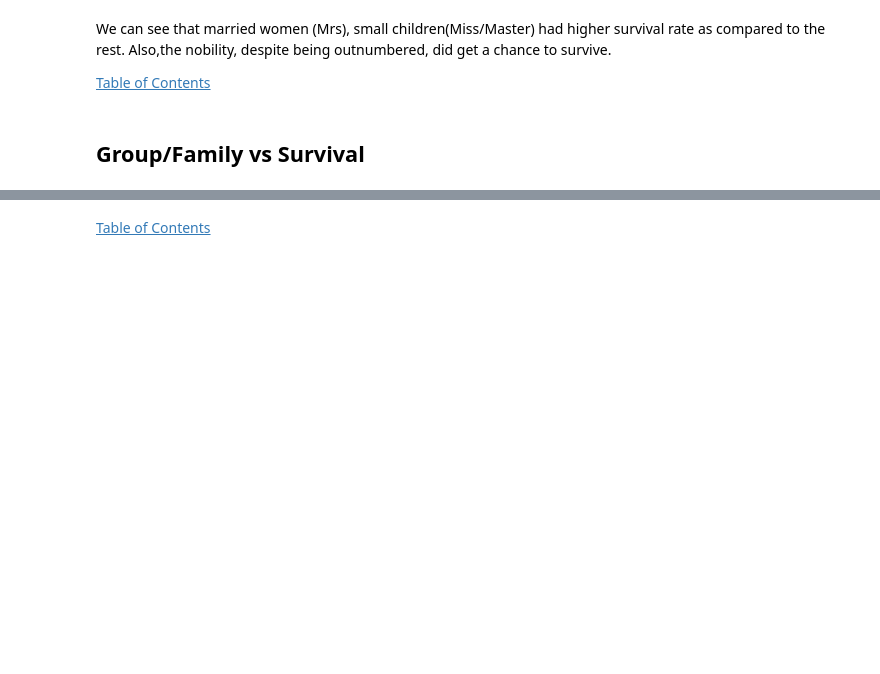
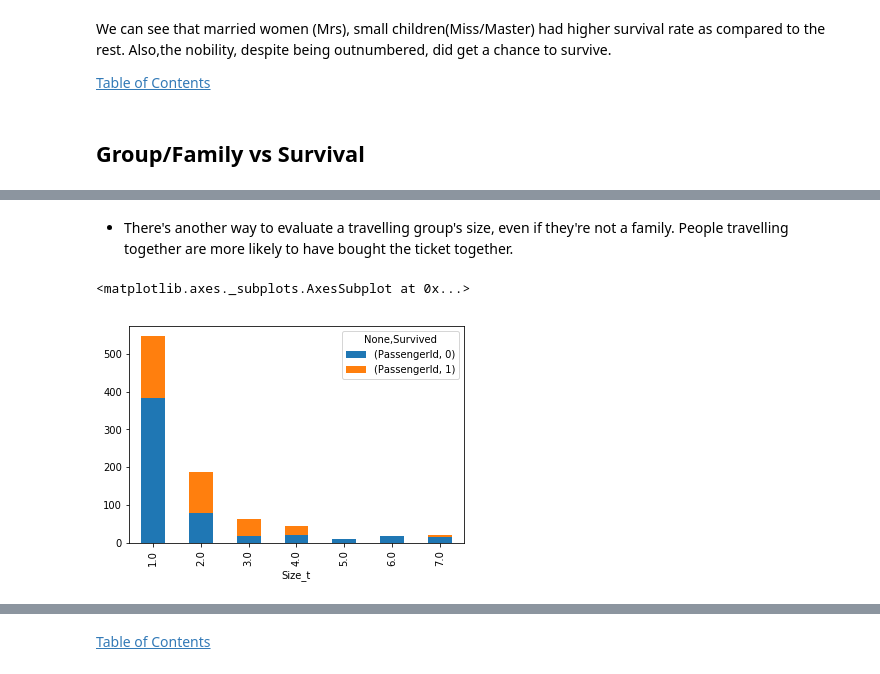
Before and after one commit to rymlaabiyad/ML_titanic, a Jupyter notebook: ML_Titanic.ipynb, the cells around one changed output, grey strips where cells are left out. Saved outputs shown, nothing was run; the diff lists cells and outputs as text; code cells hidden in the pictures; blank space fills up the shorter version.

Commit message:
Clean data

```diff
--- a/ML_Titanic.ipynb
+++ b/ML_Titanic.ipynb
@@ -177,12 +213,0 @@ ratio(df_famsize, range(1,8), [8,11]).unstack().plot(kind='bar', stacked=True)
-# %%
-#Thus, it'd be more interesting to replace the quantitative FamilySize by a categorical value
-#which would take value 0 if FamilySize(=1 or >4)
-#and would take value 1 if 1<FamilySize<5
-
-size = np.zeros(891)
-for i in range(891):
-    if(data.loc[i, 'FamilySize'] > 1 and data.loc[i, 'FamilySize'] < 4):
-        size[i] = 1
-data['Size'] = size
-
-data[['PassengerId','Survived','Size']].groupby(['Size', 'Survived']).count().unstack().plot(kind='bar', stacked=True)
@@ -189,17 +220,20 @@ data[['PassengerId','Survived','Size']].groupby(['Size', 'Survived']).count().un
+# %% [markdown]
+- There's another way to evaluate a travelling group's size, even if they're not a family.
+People travelling together are more likely to have bought the ticket together.
 # %%
-#There's another way to evaluate a travelling group's size, even if they're not a family
-#People travelling together are more likely to have bought the ticket together
-
 ticket_count = data['Ticket'].value_counts()
 data_ticket = pd.DataFrame(data={'ticket' : ticket_count.index.values, 'count' : ticket_count.values})
 
-size_t = np.zeros(891)
-for i in range(891):
+size_t = np.zeros(data.shape[0])
+for i in range(data.shape[0]):
     idx = data_ticket.index[data_ticket['ticket'] == data.loc[i, 'Ticket']].tolist()[0]
     size_t[i] = data_ticket.loc[idx, 'count']
 data['Size_t'] = size_t
 
 df_size_t = data[['PassengerId','Survived','Size_t']].groupby(['Size_t', 'Survived']).count()
 df_size_t.unstack().plot(kind='bar', stacked=True)
+# %% [output]
+<matplotlib.axes._subplots.AxesSubplot at 0x...>
+[figure, added]
 # %%
 ratio(df_size_t, [1,2,3,4,7], [5,6]).unstack().plot(kind='bar', stacked=True)
```
Also changed, not shown: parts of 74 cells of this notebook, 2 other files.
